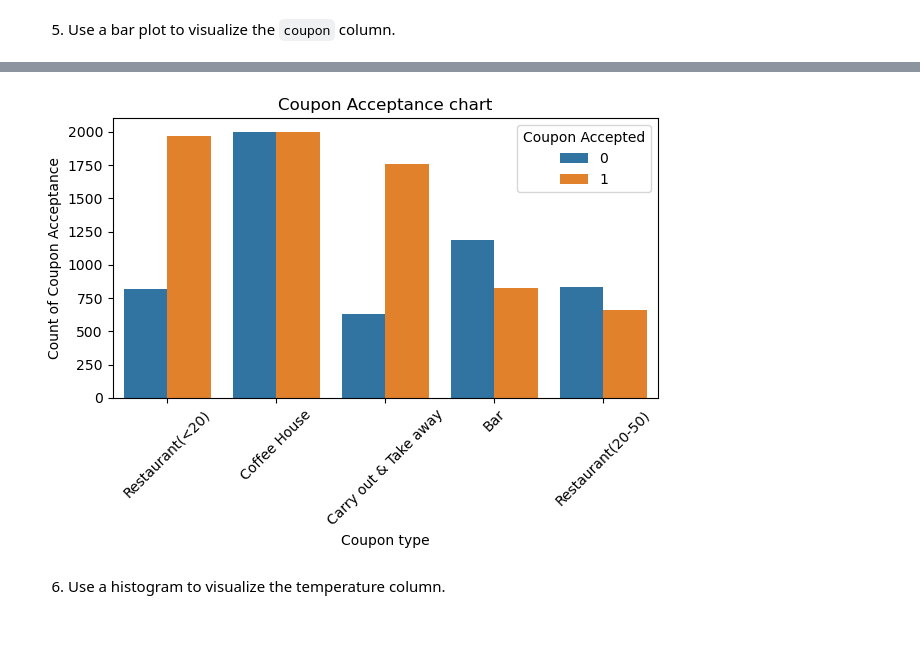
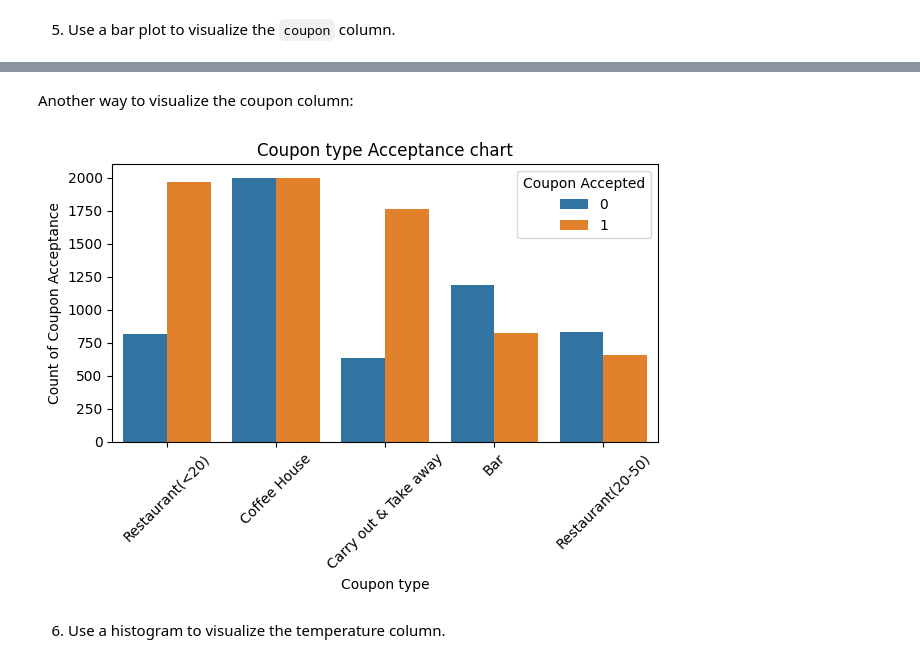
Before and after one commit to Timofey-E/Emeritus, a Jupyter notebook: Assigment_5_1/project5_1.ipynb, the cells around one changed output, grey strips where cells are left out. Drawn from its saved outputs; the diff is of its cells as text; code cells hidden in the pictures; blank space fills up the shorter version.

Commit message:
Completed items of task 5_1
 started my own investigation for Carry out and Take Away column

```diff
--- a/Assigment_5_1/project5_1.ipynb
+++ b/Assigment_5_1/project5_1.ipynb
@@ -237,15 +248,16 @@ plt.axis('equal')
+# %% [markdown]
+Another way to visualize the coupon column:
 # %%
 sns.countplot(x='coupon', hue='Y', data=data01)
-
-plt.title('Coupon Acceptance chart')
+plt.title('Coupon type Acceptance chart')
 plt.xlabel('Coupon type')
 plt.ylabel('Count of Coupon Acceptance')
 plt.xticks(rotation=45)
 plt.legend(title='Coupon Accepted', loc='upper right')
 plt.tight_layout()
 plt.show()
 # %% [output]
-[figure, old version]
+[figure, new version]
 # %% [markdown]
 6. Use a histogram to visualize the temperature column.
 # %%
```
Also changed, not shown: parts of 29 cells of this notebook.
